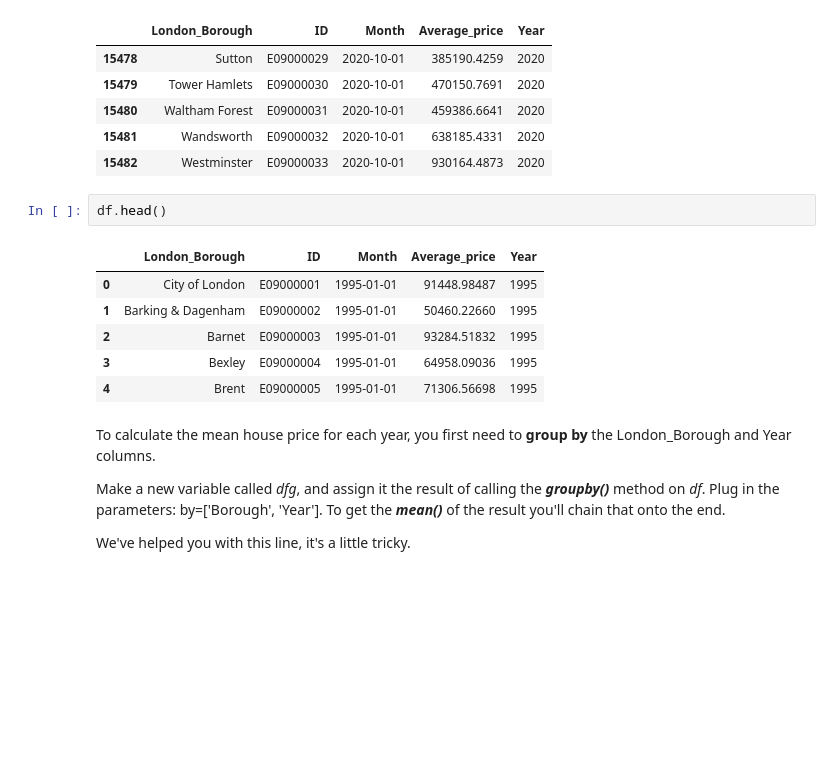
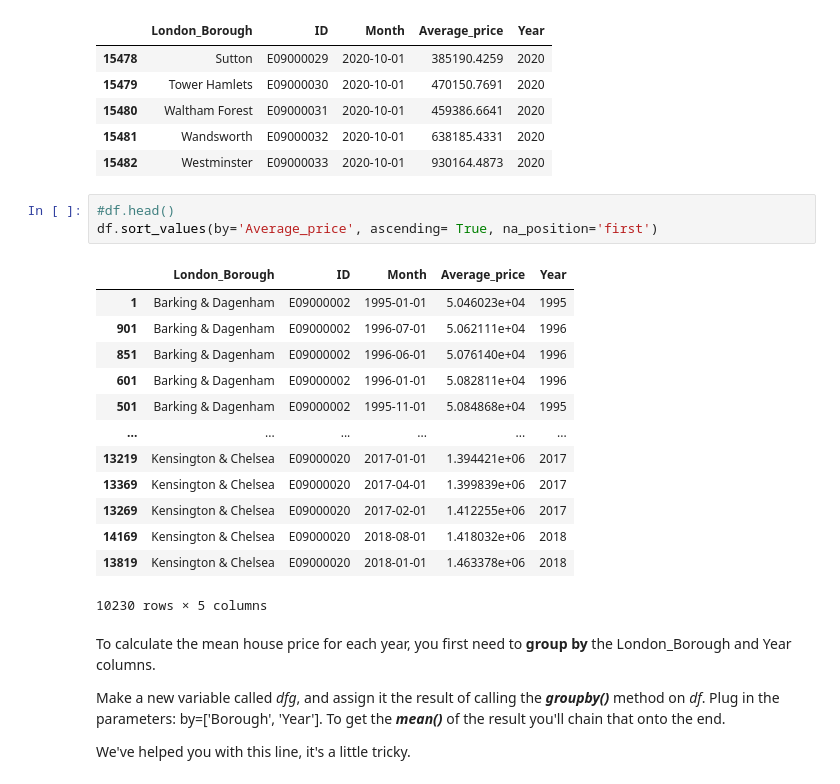
Before and after one commit to p5149247263/Capstone_one, a Jupyter notebook: Unit 4 Challenge - Tier 1.ipynb, the cells around one changed output. Saved outputs shown, nothing was run; the diff lists cells and outputs as text; blank space fills up the shorter version.

```diff
--- a/Unit 4 Challenge - Tier 1.ipynb
+++ b/Unit 4 Challenge - Tier 1.ipynb
@@ -721,15 +732,23 @@ df.tail()
 | 15480 | Waltham Forest | E09000031 | 2020-10-01 | 459386.6641 | 2020 |
 | 15481 | Wandsworth | E09000032 | 2020-10-01 | 638185.4331 | 2020 |
 | 15482 | Westminster | E09000033 | 2020-10-01 | 930164.4873 | 2020 |
-# %%
-df.head()
-# %% [output]
-|  | London_Borough | ID | Month | Average_price | Year |
-| 0 | City of London | E09000001 | 1995-01-01 | 91448.98487 | 1995 |
-| 1 | Barking & Dagenham | E09000002 | 1995-01-01 | 50460.22660 | 1995 |
-| 2 | Barnet | E09000003 | 1995-01-01 | 93284.51832 | 1995 |
-| 3 | Bexley | E09000004 | 1995-01-01 | 64958.09036 | 1995 |
-| 4 | Brent | E09000005 | 1995-01-01 | 71306.56698 | 1995 |
+# %%
+#df.head()
+df.sort_values(by='Average_price', ascending= True, na_position='first')
+# %% [output]
+|  | London_Borough | ID | Month | Average_price | Year |
+| 1 | Barking & Dagenham | E09000002 | 1995-01-01 | 5.046023e+04 | 1995 |
+| 901 | Barking & Dagenham | E09000002 | 1996-07-01 | 5.062111e+04 | 1996 |
+| 851 | Barking & Dagenham | E09000002 | 1996-06-01 | 5.076140e+04 | 1996 |
+| 601 | Barking & Dagenham | E09000002 | 1996-01-01 | 5.082811e+04 | 1996 |
+| 501 | Barking & Dagenham | E09000002 | 1995-11-01 | 5.084868e+04 | 1995 |
+| ... | ... | ... | ... | ... | ... |
+| 13219 | Kensington & Chelsea | E09000020 | 2017-01-01 | 1.394421e+06 | 2017 |
+| 13369 | Kensington & Chelsea | E09000020 | 2017-04-01 | 1.399839e+06 | 2017 |
+| 13269 | Kensington & Chelsea | E09000020 | 2017-02-01 | 1.412255e+06 | 2017 |
+| 14169 | Kensington & Chelsea | E09000020 | 2018-08-01 | 1.418032e+06 | 2018 |
+| 13819 | Kensington & Chelsea | E09000020 | 2018-01-01 | 1.463378e+06 | 2018 |
+10230 rows × 5 columns
 # %% [markdown]
 To calculate the mean house price for each year, you first need to **group by** the London_Borough and Year columns.
 
```
Also changed, not shown: parts of 3 cells of this notebook.
